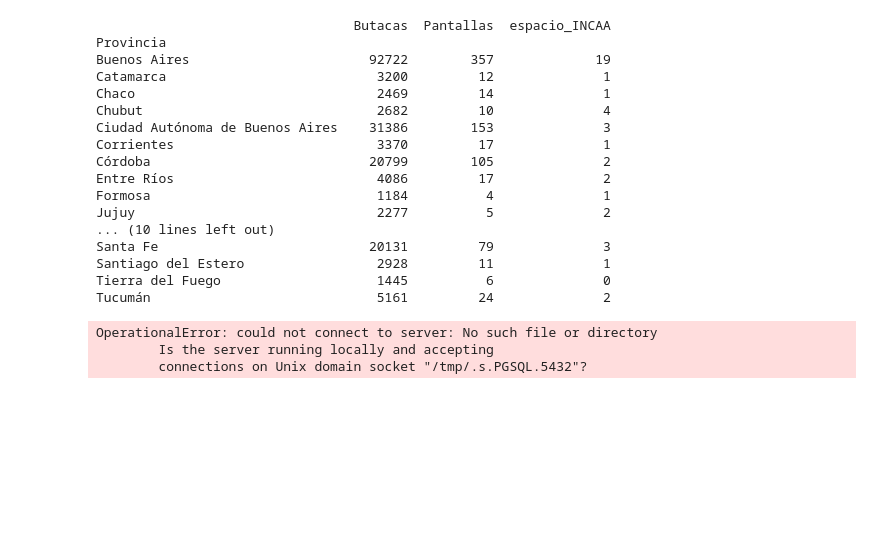
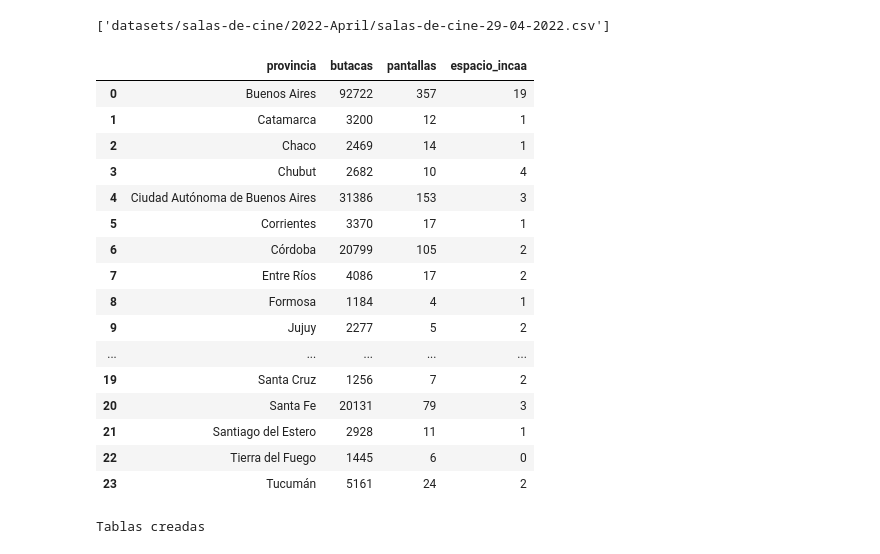
Before and after one commit to javivera/dataAnalyticsChallenge, a Jupyter notebook: dataRefiner.ipynb, the cells around one changed output. Drawn from its saved outputs; the diff is of its cells as text; code cells hidden in the pictures; blank space fills up the shorter version.

Commit message:
data loader

```diff
--- a/dataRefiner.ipynb
+++ b/dataRefiner.ipynb
@@ -31,7 +30,7 @@ def directoryLister(rootdir = 'datasets/'):
 
 def dfListCreator(fileDirs):
     dataFrames = []
-    for j in filesDirs:
+    for j in fileDirs:
         with open(j, 'r') as f:
             #d_reader = csv.DictReader(f)
 
@@ -110,6 +159,7 @@ def dataPipeline():
 def procesarCines(df):
     # Descarta las columnas innecesarias, despues corrije la columna espacio_INCAA que tiene muchos espacios vacíos
     # Finalmente transforma el tipo a enteros y luego cuenta cada apricion de cada columna , según la provincia
+
     df = df[['Provincia','Butacas','Pantallas', 'espacio_INCAA']]
 
     df.loc[df['espacio_INCAA'] == 'SI' , ['espacio_INCAA']] = 1
@@ -123,36 +173,51 @@ def procesarCines(df):
     df['Pantallas'] = df['Pantallas'].astype(int)
 
 
-    a = df.groupby(['Provincia']).sum()
+    df = df.groupby(['Provincia']).sum()
+    df = df.reset_index(level=0)
+    df.columns = map(str.lower, df.columns)
+
+    #df.set_index('provincia', inplace=True)
     #print(df)
     #a = df.groupby(["Provincia"]).count()['']
-    print(a)
+    # print(df)
+    return df
-# %%
-cinesDir = directoryLister('datasets/museos')
-cinesDf = dfListCreator(cinesDir)
-museosDf = procesarCines(cinesDf[-1]) # la última fecha
-museosDf
-# %% [output]
-                                 Butacas  Pantallas  espacio_INCAA
-Provincia
-Buenos Aires                       92722        357             19
-Catamarca                           3200         12              1
-Chaco                               2469         14              1
-Chubut                              2682         10              4
-Ciudad Autónoma de Buenos Aires    31386        153              3
-Corrientes                          3370         17              1
-Córdoba                            20799        105              2
-Entre Ríos                          4086         17              2
-Formosa                             1184          4              1
-Jujuy                               2277          5              2
-... (10 lines left out)
-Santa Fe                           20131         79              3
-Santiago del Estero                 2928         11              1
-Tierra del Fuego                    1445          6              0
-Tucumán                             5161         24              2
-# %%
-conn = psycopg2.connect("dbname=mydb user=postgres password=postgres")
-# %% [output]
-OperationalError: could not connect to server: No such file or directory
-        Is the server running locally and accepting
-        connections on Unix domain socket "/tmp/.s.PGSQL.5432"?
+# %%
+## Este pipeline prepara el datasets de cines, para ser subido a la base de datos, basado en la tercera consigna
+
+def cinesPipeline():
+    cinesDir = directoryLister('datasets/salas-de-cine')
+    cinesDf = dfListCreator(cinesDir)
+    cinesDf = procesarCines(cinesDf[-1]) # la última fecha
+    return cinesDf
+# %%
+df = cinesPipeline()
+
+df
+# %% [output]
+['datasets/salas-de-cine/2022-April/salas-de-cine-29-04-2022.csv']
+|  | provincia | butacas | pantallas | espacio_incaa |
+| 0 | Buenos Aires | 92722 | 357 | 19 |
+| 1 | Catamarca | 3200 | 12 | 1 |
+| 2 | Chaco | 2469 | 14 | 1 |
+| 3 | Chubut | 2682 | 10 | 4 |
+| 4 | Ciudad Autónoma de Buenos Aires | 31386 | 153 | 3 |
+| 5 | Corrientes | 3370 | 17 | 1 |
+| 6 | Córdoba | 20799 | 105 | 2 |
+| 7 | Entre Ríos | 4086 | 17 | 2 |
+| 8 | Formosa | 1184 | 4 | 1 |
+| 9 | Jujuy | 2277 | 5 | 2 |
+| ... | ... | ... | ... | ... |
+| 19 | Santa Cruz | 1256 | 7 | 2 |
+| 20 | Santa Fe | 20131 | 79 | 3 |
+| 21 | Santiago del Estero | 2928 | 11 | 1 |
+| 22 | Tierra del Fuego | 1445 | 6 | 0 |
+| 23 | Tucumán | 5161 | 24 | 2 |
+# %%
+from importlib import reload
+reload(serverLoader)
+import serverLoader
+serverLoader.createTables()
+serverLoader.updateTablesCine(cinesDf)
+# %% [output]
+Tablas creadas
```
Also changed, not shown: parts of 6 cells of this notebook, 15 other files.
